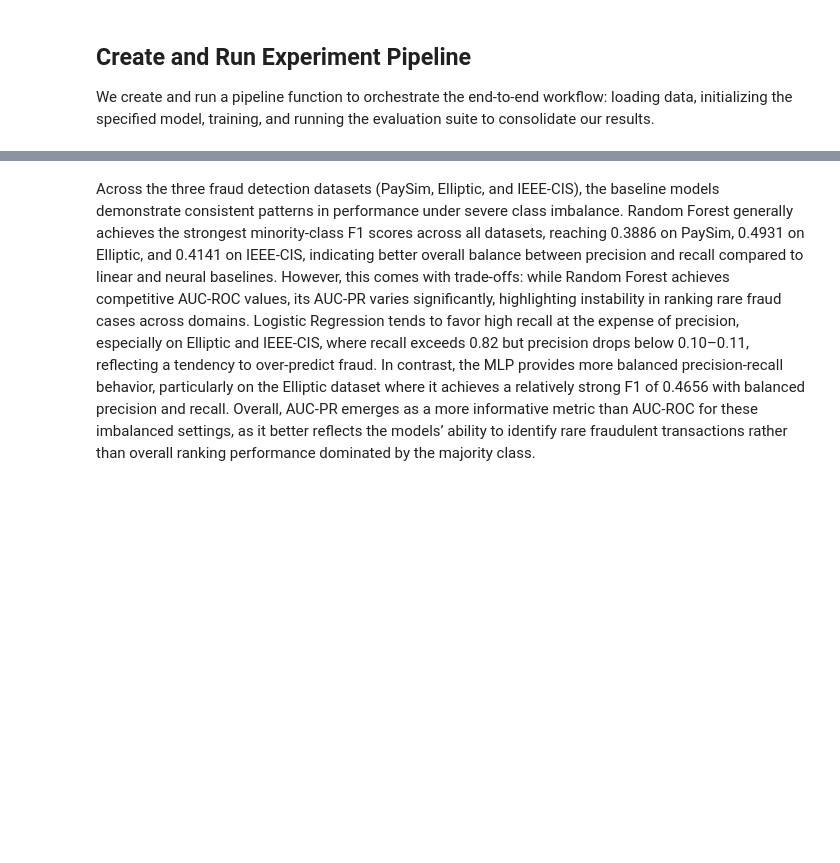
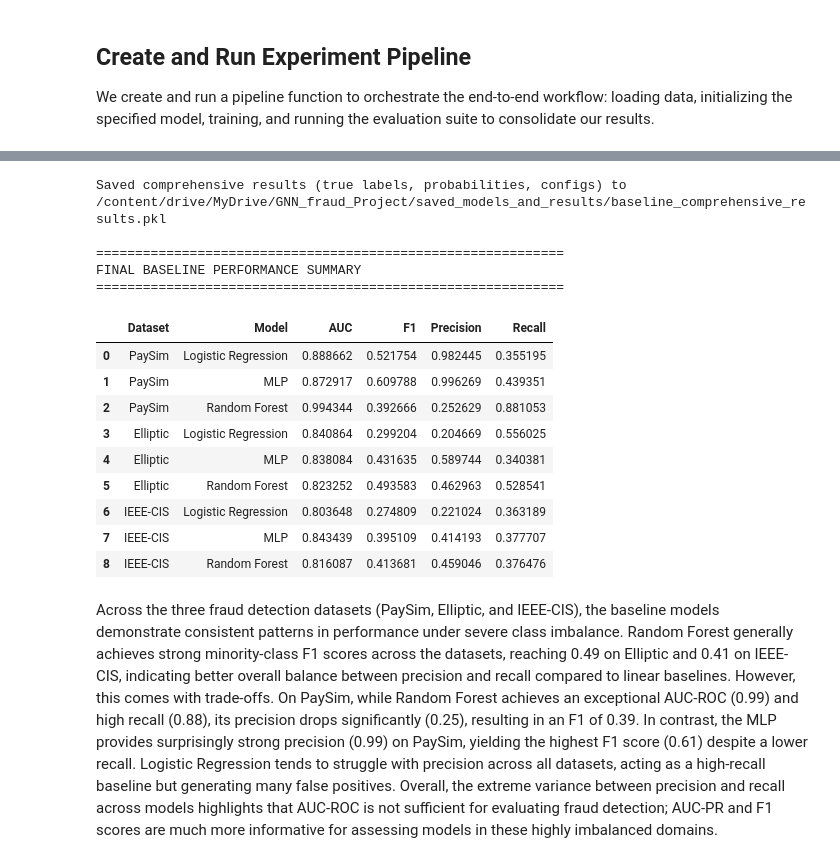
Before and after one commit to iking919/Detecting_Financial_Fraud_via_GNNs, a Jupyter notebook: notebooks/03_baseline_models.ipynb, the cells around one changed output, grey strips where cells are left out. Drawn from its saved outputs; the diff is of its cells as text; code cells hidden in the pictures; blank space fills up the shorter version.

```diff
--- a/notebooks/03_baseline_models.ipynb
+++ b/notebooks/03_baseline_models.ipynb
@@ -630,5 +591,68 @@ IEEE-CIS - Best Model: Random Forest (F1: 0.4166)
+# %%
+import os
+import pickle
+import pandas as pd
+from sklearn.metrics import roc_auc_score, f1_score, precision_score, recall_score
+
+# Create a directory to save models and results in Google Drive
+save_dir = '/content/drive/MyDrive/GNN_fraud_Project/saved_models_and_results'
+os.makedirs(save_dir, exist_ok=True)
+
+comprehensive_results = {}
+summary_data = []
+
+for dataset, models in all_results.items():
+    comprehensive_results[dataset] = {}
+    for model_name, (y_test, y_pred, y_prob) in models.items():
+        # Store results for saving
+        comprehensive_results[dataset][model_name] = {
+            'y_true': y_test,
+            'probs': y_prob,
+            'preds': y_pred,
+            'config': meta_info[dataset][model_name]
+        }
+
+        # Collect metrics for the summary table
+        summary_data.append({
+            'Dataset': dataset,
+            'Model': model_name,
+            'AUC': roc_auc_score(y_test, y_prob),
+            'F1': f1_score(y_test, y_pred, zero_division=0),
+            'Precision': precision_score(y_test, y_pred, zero_division=0),
+            'Recall': recall_score(y_test, y_pred, zero_division=0)
+        })
+
+# Save all comprehensive baseline results into a single pickle file
+results_path = os.path.join(save_dir, 'baseline_comprehensive_results.pkl')
+with open(results_path, 'wb') as f:
+    pickle.dump(comprehensive_results, f)
+print(f"\nSaved comprehensive results (true labels, probabilities, configs) to {results_path}")
+
+# Display Final Summary Table
+if summary_data:
+    print(f"\n{'='*60}\nFINAL BASELINE PERFORMANCE SUMMARY\n{'='*60}")
+    summary_df = pd.DataFrame(summary_data)
+    display(summary_df)
+else:
+    print("No baseline models were found in all_results to summarize.")
+# %% [output]
+Saved comprehensive results (true labels, probabilities, configs) to /content/drive/MyDrive/GNN_fraud_Project/saved_models_and_results/baseline_comprehensive_results.pkl
+
+============================================================
+FINAL BASELINE PERFORMANCE SUMMARY
+============================================================
+|  | Dataset | Model | AUC | F1 | Precision | Recall |
+| 0 | PaySim | Logistic Regression | 0.888662 | 0.521754 | 0.982445 | 0.355195 |
+| 1 | PaySim | MLP | 0.872917 | 0.609788 | 0.996269 | 0.439351 |
+| 2 | PaySim | Random Forest | 0.994344 | 0.392666 | 0.252629 | 0.881053 |
+| 3 | Elliptic | Logistic Regression | 0.840864 | 0.299204 | 0.204669 | 0.556025 |
+| 4 | Elliptic | MLP | 0.838084 | 0.431635 | 0.589744 | 0.340381 |
+| 5 | Elliptic | Random Forest | 0.823252 | 0.493583 | 0.462963 | 0.528541 |
+| 6 | IEEE-CIS | Logistic Regression | 0.803648 | 0.274809 | 0.221024 | 0.363189 |
+| 7 | IEEE-CIS | MLP | 0.843439 | 0.395109 | 0.414193 | 0.377707 |
+| 8 | IEEE-CIS | Random Forest | 0.816087 | 0.413681 | 0.459046 | 0.376476 |
 # %% [markdown]
-Across the three fraud detection datasets (PaySim, Elliptic, and IEEE-CIS), the baseline models demonstrate consistent patterns in performance under severe class imbalance. Random Forest generally achieves the strongest minority-class F1 scores across all datasets, reaching 0.3886 on PaySim, 0.4931 on Elliptic, and 0.4141 on IEEE-CIS, indicating better overall balance between precision and recall compared to linear and neural baselines. However, this comes with trade-offs: while Random Forest achieves competitive AUC-ROC values, its AUC-PR varies significantly, highlighting instability in ranking rare fraud cases across domains. Logistic Regression tends to favor high recall at the expense of precision, especially on Elliptic and IEEE-CIS, where recall exceeds 0.82 but precision drops below 0.10–0.11, reflecting a tendency to over-predict fraud. In contrast, the MLP provides more balanced precision-recall behavior, particularly on the Elliptic dataset where it achieves a relatively strong F1 of 0.4656 with balanced precision and recall. Overall, AUC-PR emerges as a more informative metric than AUC-ROC for these imbalanced settings, as it better reflects the models’ ability to identify rare fraudulent transactions rather than overall ranking performance dominated by the majority class.
+Across the three fraud detection datasets (PaySim, Elliptic, and IEEE-CIS), the baseline models demonstrate consistent patterns in performance under severe class imbalance. Random Forest generally achieves strong minority-class F1 scores across the datasets, reaching 0.49 on Elliptic and 0.41 on IEEE-CIS, indicating better overall balance between precision and recall compared to linear baselines. However, this comes with trade-offs. On PaySim, while Random Forest achieves an exceptional AUC-ROC (0.99) and high recall (0.88), its precision drops significantly (0.25), resulting in an F1 of 0.39. In contrast, the MLP provides surprisingly strong precision (0.99) on PaySim, yielding the highest F1 score (0.61) despite a lower recall. Logistic Regression tends to struggle with precision across all datasets, acting as a high-recall baseline but generating many false positives. Overall, the extreme variance between precision and recall across models highlights that AUC-ROC is not sufficient for evaluating fraud detection; AUC-PR and F1 scores are much more informative for assessing models in these highly imbalanced domains.
 # %% [markdown]
 ## High-Level Interpretation & Final Summary
 
```
Also changed, not shown: parts of 7 cells of this notebook.
